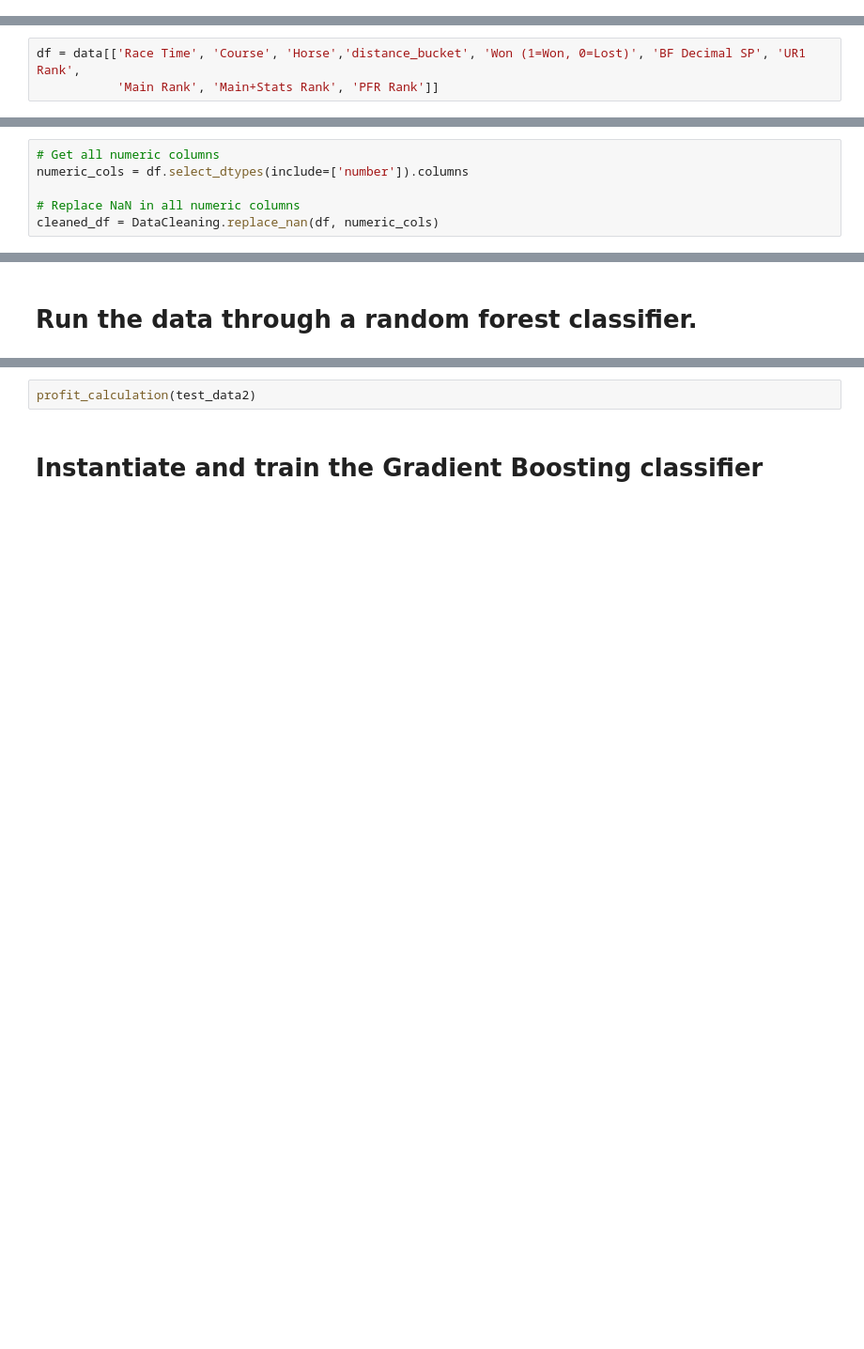
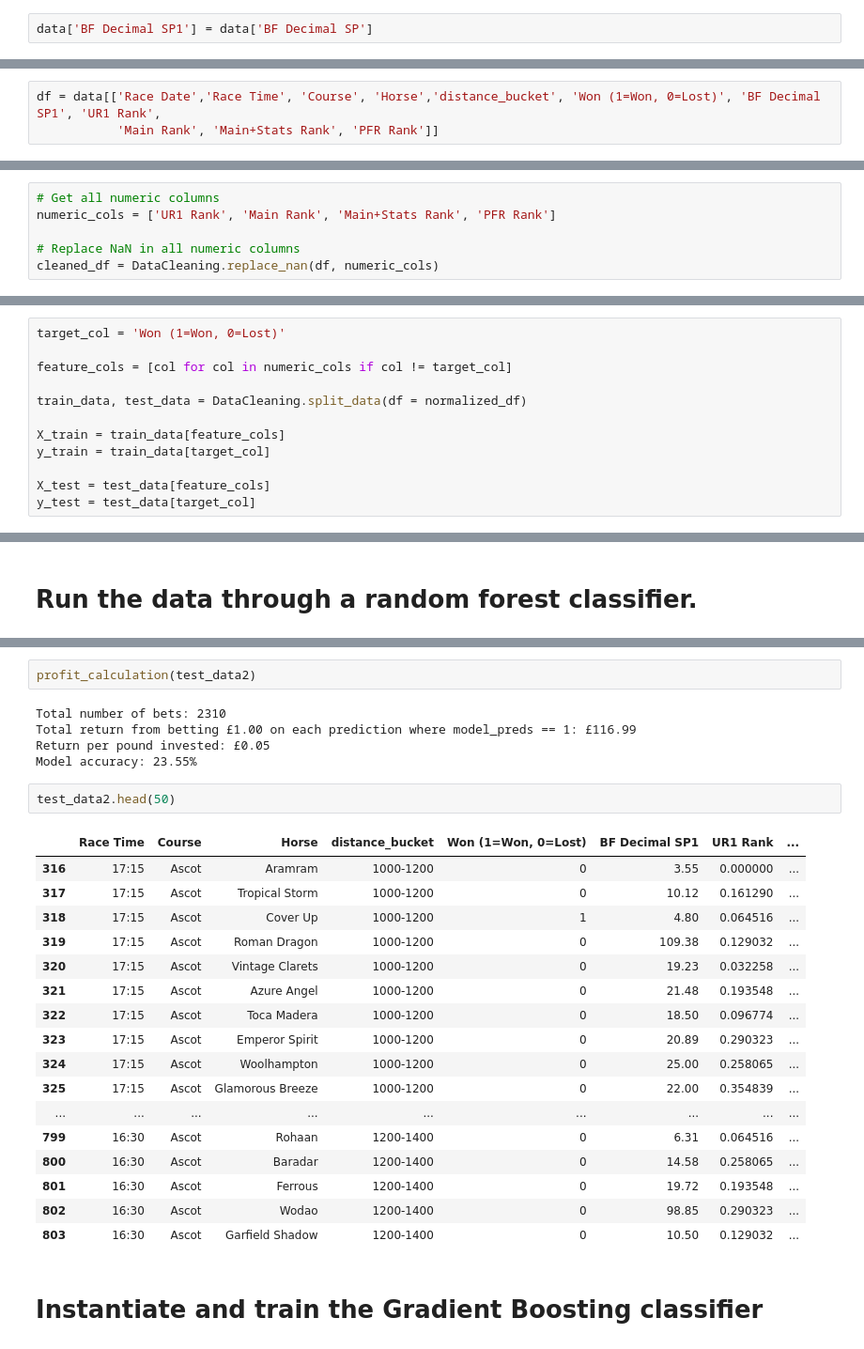
Before and after one commit to andrewbarwise/horse_trading, a Jupyter notebook: notebooks/models_testing.ipynb, the cells around one changed output, grey strips where cells are left out. Shown at 94% size. Drawn from its saved outputs; the diff is of its cells as text; blank space fills up the shorter version.

```diff
--- a/notebooks/models_testing.ipynb
+++ b/notebooks/models_testing.ipynb
@@ -35,6 +35,8 @@ data.head()
 | 2 | Ascot | RH | 1100 | Turf | A | Good | 05/10/2024 | 13:50 | ... |
 | 3 | Ascot | RH | 1100 | Turf | A | Good | 05/10/2024 | 13:50 | ... |
 | 4 | Ascot | RH | 1100 | Turf | A | Good | 05/10/2024 | 13:50 | ... |
+# %%
+data['BF Decimal SP1'] = data['BF Decimal SP']
 # %%
 bins = [800, 1000, 1200, 1400, 1600, 1800, 2000, 2200, 2400, 2600,
         2800, 3000, 3200, 3400, 3600, 3800, 4000]
@@ -46,7 +48,7 @@ data['distance_bucket'] = pd.cut(data['Distance (y)'], bins = bins,
 # %% [markdown]
 Create a df with 5 independent features and 'Won (1=Won, 0=Lost)' as the dependent variable
 # %%
-df = data[['Race Time', 'Course', 'Horse','distance_bucket', 'Won (1=Won, 0=Lost)', 'BF Decimal SP', 'UR1 Rank',
+df = data[['Race Date','Race Time', 'Course', 'Horse','distance_bucket', 'Won (1=Won, 0=Lost)', 'BF Decimal SP1', 'UR1 Rank',
            'Main Rank', 'Main+Stats Rank', 'PFR Rank']]
 # %%
 df.dtypes
@@ -67,6 +76,6 @@ df.head(5)
 # %%
 # Get all numeric columns
-numeric_cols = df.select_dtypes(include=['number']).columns
+numeric_cols = ['UR1 Rank', 'Main Rank', 'Main+Stats Rank', 'PFR Rank']
 
 # Replace NaN in all numeric columns
 cleaned_df = DataCleaning.replace_nan(df, numeric_cols)
@@ -85,2 +93,14 @@ y_test = test_data['Won (1=Won, 0=Lost)']
+# %%
+target_col = 'Won (1=Won, 0=Lost)'
+
+feature_cols = [col for col in numeric_cols if col != target_col]
+
+train_data, test_data = DataCleaning.split_data(df = normalized_df)
+
+X_train = train_data[feature_cols]
+y_train = train_data[target_col]
+
+X_test = test_data[feature_cols]
+y_test = test_data[target_col]
 # %%
 X_train.head()
@@ -164,5 +242,30 @@ print_metrics(y_test, y_pred1)
 # %%
 profit_calculation(test_data2)
+# %% [output]
+Total number of bets: 2310
+Total return from betting £1.00 on each prediction where model_preds == 1: £116.99
+Return per pound invested: £0.05
+Model accuracy: 23.55%
+# %%
+test_data2.head(50)
+# %% [output]
+|  | Race Time | Course | Horse | distance_bucket | Won (1=Won, 0=Lost) | BF Decimal SP1 | UR1 Rank | ... |
+| 316 | 17:15 | Ascot | Aramram | 1000-1200 | 0 | 3.55 | 0.000000 | ... |
+| 317 | 17:15 | Ascot | Tropical Storm | 1000-1200 | 0 | 10.12 | 0.161290 | ... |
+| 318 | 17:15 | Ascot | Cover Up | 1000-1200 | 1 | 4.80 | 0.064516 | ... |
+| 319 | 17:15 | Ascot | Roman Dragon | 1000-1200 | 0 | 109.38 | 0.129032 | ... |
+| 320 | 17:15 | Ascot | Vintage Clarets | 1000-1200 | 0 | 19.23 | 0.032258 | ... |
+| 321 | 17:15 | Ascot | Azure Angel | 1000-1200 | 0 | 21.48 | 0.193548 | ... |
+| 322 | 17:15 | Ascot | Toca Madera | 1000-1200 | 0 | 18.50 | 0.096774 | ... |
+| 323 | 17:15 | Ascot | Emperor Spirit | 1000-1200 | 0 | 20.89 | 0.290323 | ... |
+| 324 | 17:15 | Ascot | Woolhampton | 1000-1200 | 0 | 25.00 | 0.258065 | ... |
+| 325 | 17:15 | Ascot | Glamorous Breeze | 1000-1200 | 0 | 22.00 | 0.354839 | ... |
+| ... | ... | ... | ... | ... | ... | ... | ... | ... |
+| 799 | 16:30 | Ascot | Rohaan | 1200-1400 | 0 | 6.31 | 0.064516 | ... |
+| 800 | 16:30 | Ascot | Baradar | 1200-1400 | 0 | 14.58 | 0.258065 | ... |
+| 801 | 16:30 | Ascot | Ferrous | 1200-1400 | 0 | 19.72 | 0.193548 | ... |
+| 802 | 16:30 | Ascot | Wodao | 1200-1400 | 0 | 98.85 | 0.290323 | ... |
+| 803 | 16:30 | Ascot | Garfield Shadow | 1200-1400 | 0 | 10.50 | 0.129032 | ... |
 # %% [markdown]
 # Instantiate and train the Gradient Boosting classifier
 # %%
```
Also changed, not shown: parts of 37 cells of this notebook, 5 other files.
